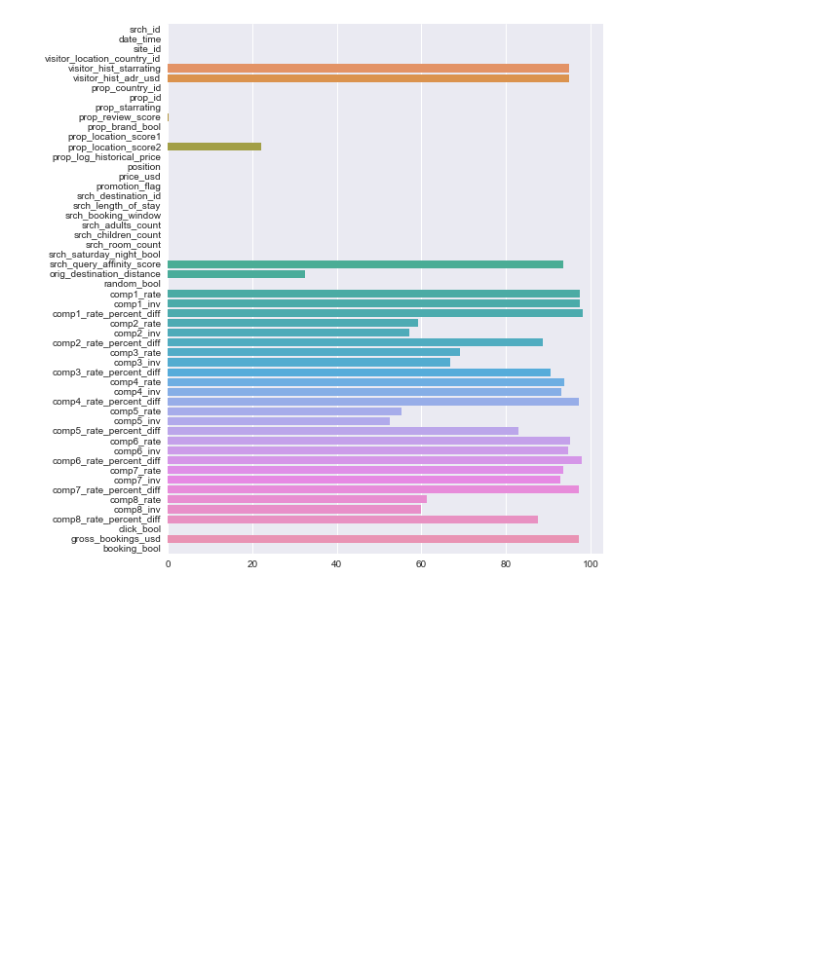
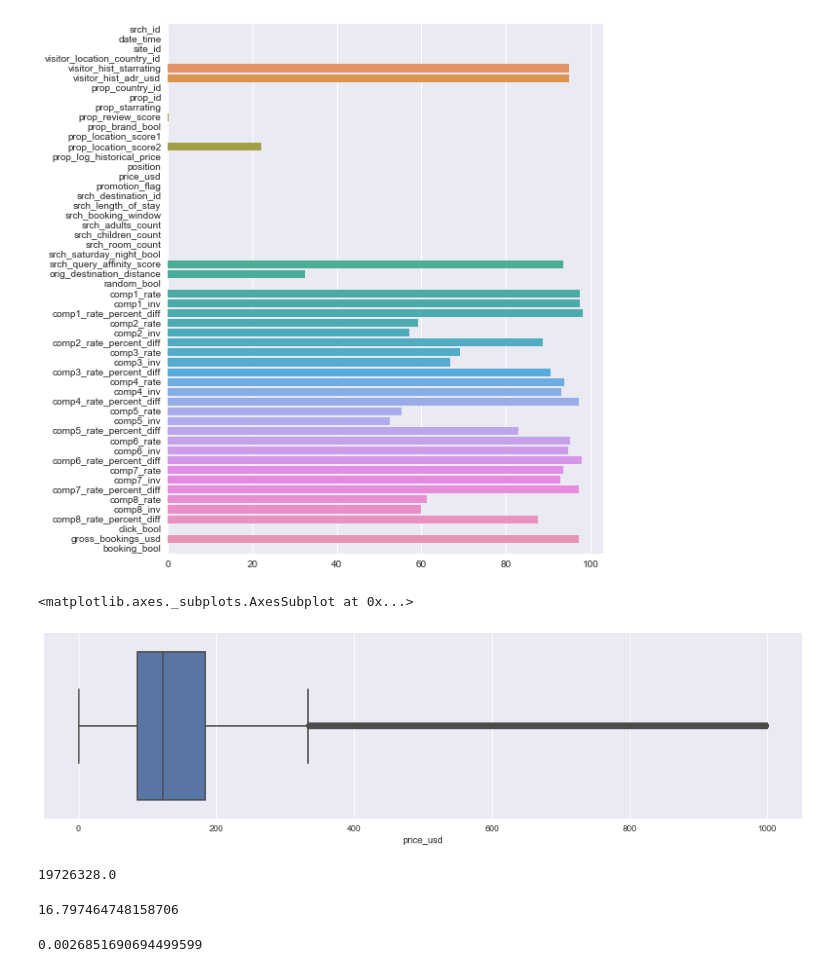
Before and after one commit to awday/DMT-23, a Jupyter notebook: Assignment2/LambdaMART/Visualize.ipynb, the cells around one changed output. Saved outputs shown, nothing was run; the diff lists cells and outputs as text; code cells hidden in the pictures; blank space fills up the shorter version.

```diff
--- a/Assignment2/LambdaMART/Visualize.ipynb
+++ b/Assignment2/LambdaMART/Visualize.ipynb
@@ -26,3 +27,23 @@ sns.barplot(x=m.values, y=m.keys())
 # %% [output]
 <matplotlib.axes._subplots.AxesSubplot at 0x...>
 [figure]
+# %%
+import math
+# Price distribution
+plt.figure(figsize=(16, 4))
+sns.boxplot(x=train.loc[train.price_usd < 1000].price_usd)
+# %% [output]
+<matplotlib.axes._subplots.AxesSubplot at 0x...>
+[figure, added]
+# %%
+train.price_usd.max()
+# %% [output]
+19726328.0
+# %%
+math.log(19726328.0)
+# %% [output]
+16.797464748158706
+# %%
+(train.price_usd > 1000).mean()
+# %% [output]
+0.0026851690694499599
```
Also changed, not shown: parts of 1 cell of this notebook, 1 other file.
